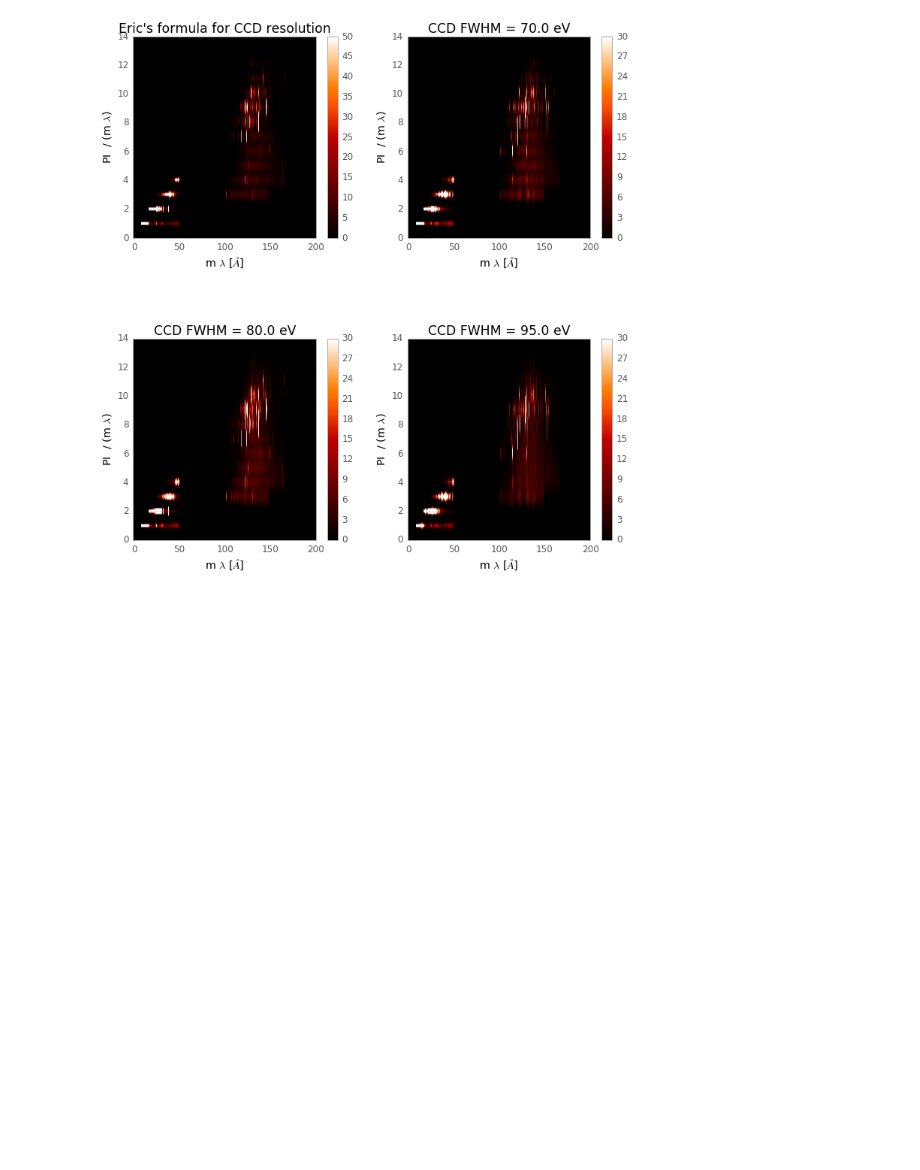
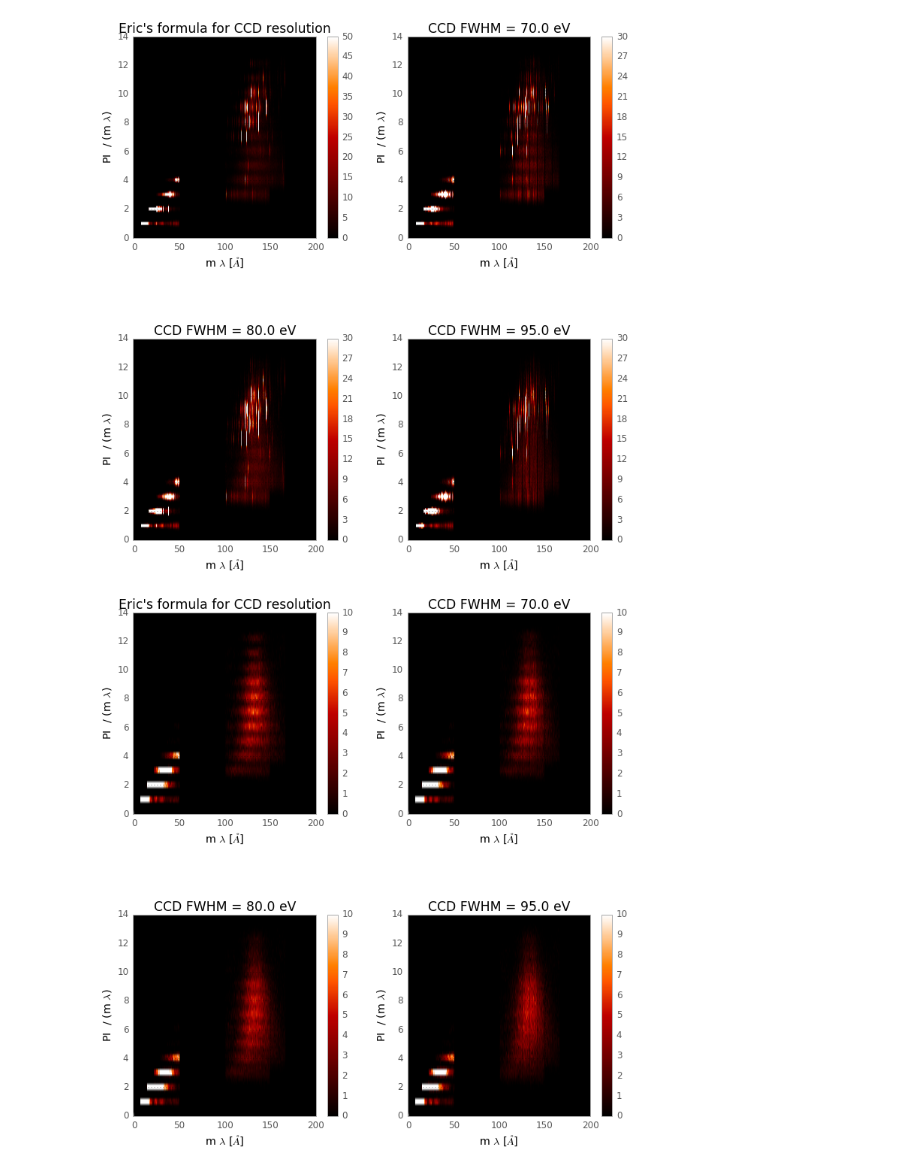
Before and after one commit to hamogu/ARCUS, a Jupyter notebook: notebooks/CATmerrit.ipynb, the cells around one changed output. Drawn from its saved outputs; the diff is of its cells as text; code cells hidden in the pictures; blank space fills up the shorter version.

```diff
--- a/notebooks/CATmerrit.ipynb
+++ b/notebooks/CATmerrit.ipynb
@@ -90,7 +90,7 @@ def fractional_aeff(photons, orders, filterfunc=None, col='order'):
     '''Calculate the fraction of photons that are detected in a specific order
 
     While written for calculating Aeff per order, this can be used with any discrete
-    quantiy, e.g. Aeff per CCD.
+    quantity, e.g. Aeff per CCD.
 
     Parameters
     ----------
@@ -556,7 +556,7 @@ fig = plt.figure(figsize=(12,12))
 
 for i in topccdids:
     rect = rect_from_ccd_geometry(arcus.det.elements[i].geometry)
-    print rect
+    #print rect
     ax = fig.add_axes(rect)
     ind = eqpegA['CCD_ID'] == i
     hist, xedges, yedges = np.histogram2d(eqpegA['detpix_y'][ind], 2048-eqpegA['detpix_x'][ind],
@@ -565,11 +565,12 @@ for i in topccdids:
           )
     #mask out 0 as invalid
     hist[hist==0] = np.nan
-    ax.imshow(hist, aspect='auto', interpolation='none', vmin=1., vmax=200)
+    im = ax.imshow(hist, aspect='auto', interpolation='none', vmin=1., vmax=200)
     #ax.set_axis_off()
     ax.grid()
     ax.get_xaxis().set_ticks([])
     ax.get_yaxis().set_ticks([])
 
-fig.savefig(os.path.join(figureout, 'EQPegonCCD.pdf'), dpi=300)
+#cax = plt.colorbar(im)
+#fig.savefig(os.path.join(figureout, 'EQPegonCCD.pdf'), dpi=300)
 # %% [output]
@@ -712,3 +697,51 @@ for i, s in enumerate([70., 80., 95.]):
 # %%
 eqpegA_1 = eqpegA[ind]
 eqpegA_1.write(os.path.join(dataroot, 'EQPegA_ordersort.fits'))
+# %%
+eqpegA = Table.read(os.path.join(dataroot, 'flatspec.fits'))
+ind = photonfiltertopccds(eqpegA) & (eqpegA['detpix_y'] < 500) & np.isfinite(eqpegA['order'])
+# Note this is not EQ Peg, I just don't have time to rename everything
+
+# For plotting add wavelength column
+eqpegA['wave'] = (eqpegA['energy'] * u.keV).to(u.Angstrom, equivalencies=u.spectral()).value
+
+dispersedangle = np.mean(eqpegA['detc1_phi'][ind & (eqpegA['order']==0)]) - eqpegA['detc1_phi']
+mlambda = 2000. * np.sin(dispersedangle / 2)
+eqpegA['dispersedangle'] = dispersedangle
+eqpegA['mlambda'] = mlambda
+
+
+
+
+#Add a column with a "smeared CCD energy"
+eqpegA['PI_Eric'] = eqpegA['energy'] * 1000 + np.random.randn(len(eqpegA)) * 65./2.35
+ind1 = eqpegA['energy'] > 1.
+eqpegA['PI_Eric'][ind1] = eqpegA['energy'][ind1] * 1000 + np.random.randn(ind1.sum()) * (5 + 8.6 * np.sqrt(3.2 * eqpegA['energy'][ind1] + 16.))/2.35
+
+fig = plt.figure(figsize=(12, 12))
+ax = fig.add_subplot(2,2,1)
+out = np.histogram2d(mlambda[ind],
+                     eqpegA['PI_Eric'][ind] / (mlambda[ind]*u.Angstrom).to(u.eV, equivalencies=u.spectral()),
+                     weights=eqpegA['probability'][ind],
+                     bins=[np.arange(-1,  200., .4), np.arange(0, 14, .2)])
+col = ax.imshow(out[0].T, vmax=10, origin='lower', aspect='auto', extent = (-1, 200, 0, 14))
+ax.set_xlabel('m $\lambda$ [$\AA$]')
+ax.set_ylabel('PI  / (m $\lambda$)')
+ax.set_title("Eric's formula for CCD resolution")
+plt.colorbar(col)
+
+for i, s in enumerate([70., 80., 95.]):
+    eqpegA['PI'] = eqpegA['energy'] * 1000 + np.random.randn(len(eqpegA)) * s/2.35
+    out = np.histogram2d(mlambda[ind],
+                    eqpegA['PI'][ind] / (mlambda[ind]*u.Angstrom).to(u.eV, equivalencies=u.spectral()),
+                    weights=eqpegA['probability'][ind],
+                     bins=[np.arange(-1,  200., .4),np.arange(0, 14, .2)])
+
+    ax = fig.add_subplot(2, 2, i + 2)
+    col = ax.imshow(out[0].T, vmax=10, origin='lower', aspect='auto', extent = (-1, 200, 0, 14))
+    ax.set_xlabel('m $\lambda$ [$\AA$]')
+    ax.set_ylabel('PI  / (m $\lambda$)')
+    ax.set_title("CCD FWHM = {0} eV".format(s))
+    plt.colorbar(col)
+# %% [output]
+[figure, added]
```
Also changed, not shown: parts of 6 cells of this notebook, 4 other files.
